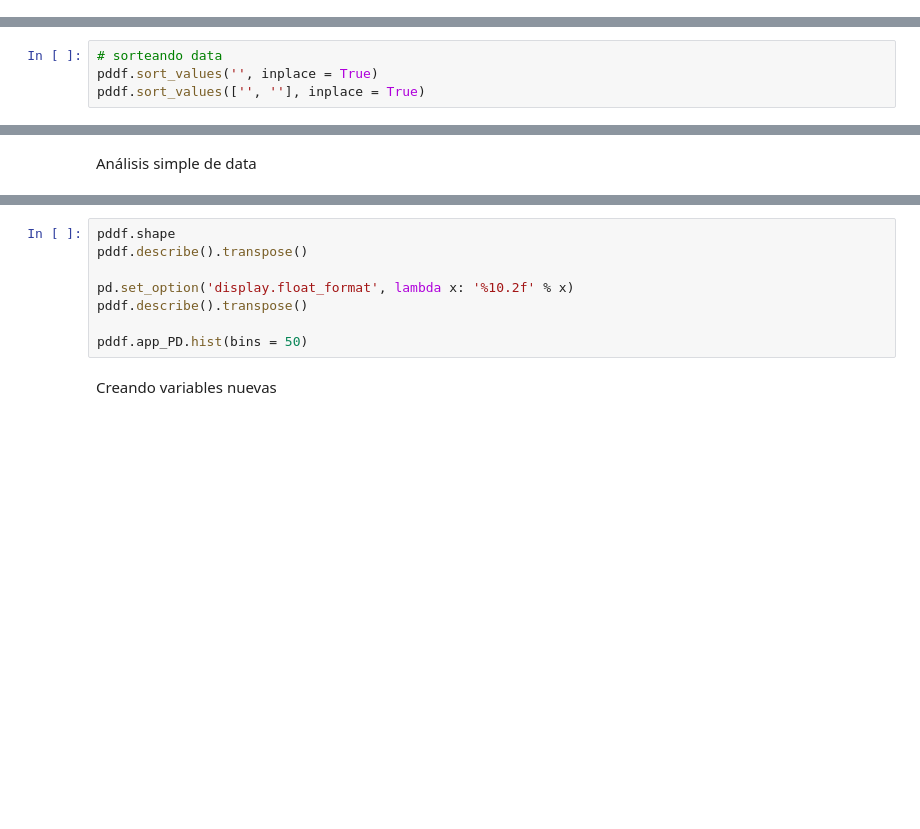
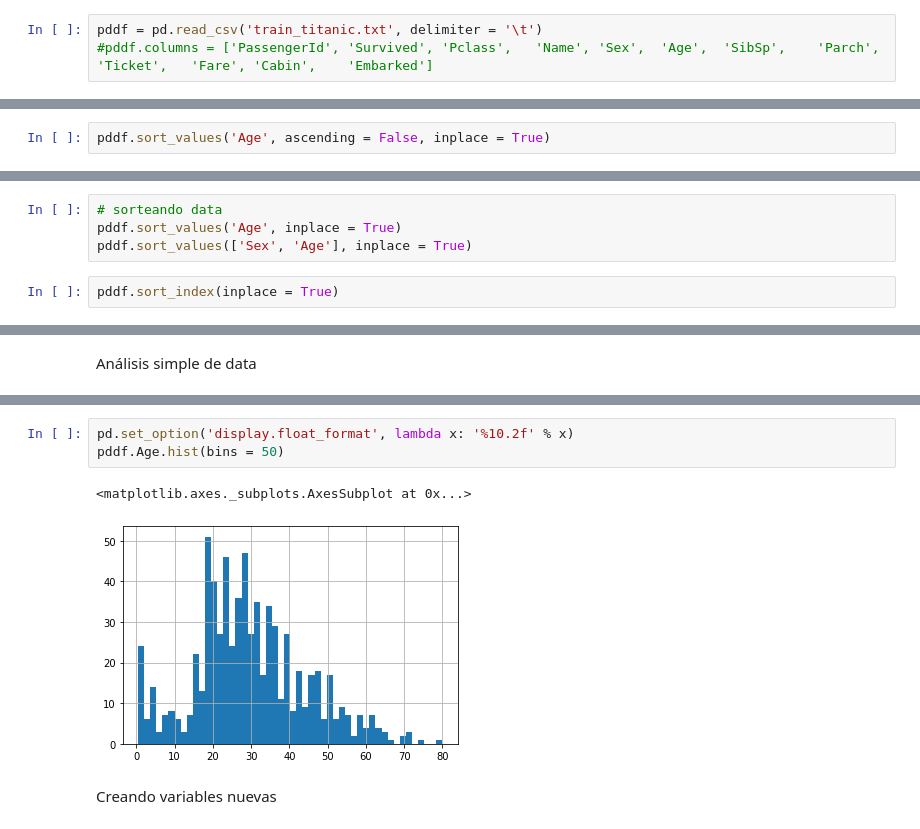
Before and after one commit to JCaballerot/Programacion_en_Python, a Jupyter notebook: modulo5/Análisis_de_datos_con_pandas.ipynb, the cells around one changed output, grey strips where cells are left out. Saved outputs shown, nothing was run; the diff lists cells and outputs as text; blank space fills up the shorter version.

```diff
--- a/modulo5/Análisis_de_datos_con_pandas.ipynb
+++ b/modulo5/Análisis_de_datos_con_pandas.ipynb
@@ -17,0 +27,3 @@ pddf = pd.read_csv('.csv')
+# %%
+pddf = pd.read_csv('train_titanic.txt', delimiter = '\t')
+#pddf.columns = ['PassengerId',	'Survived',	'Pclass',	'Name',	'Sex',	'Age',	'SibSp',	'Parch',	'Ticket',	'Fare',	'Cabin',	'Embarked']
@@ -17,0 +41,2 @@ pddf = pd.read_csv('.csv')
+# %%
+pddf.sort_values('Age', ascending = False, inplace = True)
@@ -18,4 +57,6 @@ pddf = pd.read_csv('.csv')
 # %%
 # sorteando data
-pddf.sort_values('', inplace = True)
-pddf.sort_values(['', ''], inplace = True)
+pddf.sort_values('Age', inplace = True)
+pddf.sort_values(['Sex', 'Age'], inplace = True)
+# %%
+pddf.sort_index(inplace = True)
@@ -30,10 +110,8 @@ Análisis simple de data
 # %%
-pddf.shape
-pddf.describe().transpose()
-
 pd.set_option('display.float_format', lambda x: '%10.2f' % x)
-pddf.describe().transpose()
-
-pddf.app_PD.hist(bins = 50)
+pddf.Age.hist(bins = 50)
+# %% [output]
+<matplotlib.axes._subplots.AxesSubplot at 0x...>
+[figure, added]
 # %% [markdown]
 Creando variables nuevas
```
Also changed, not shown: parts of 26 cells of this notebook.
